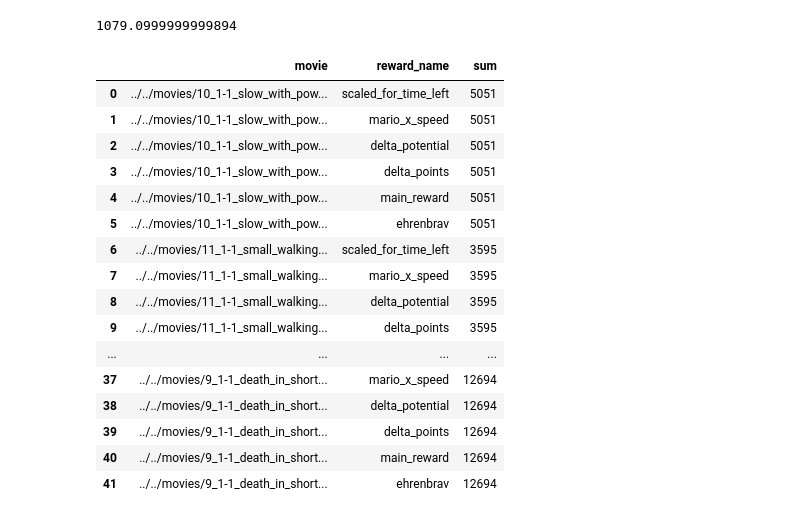
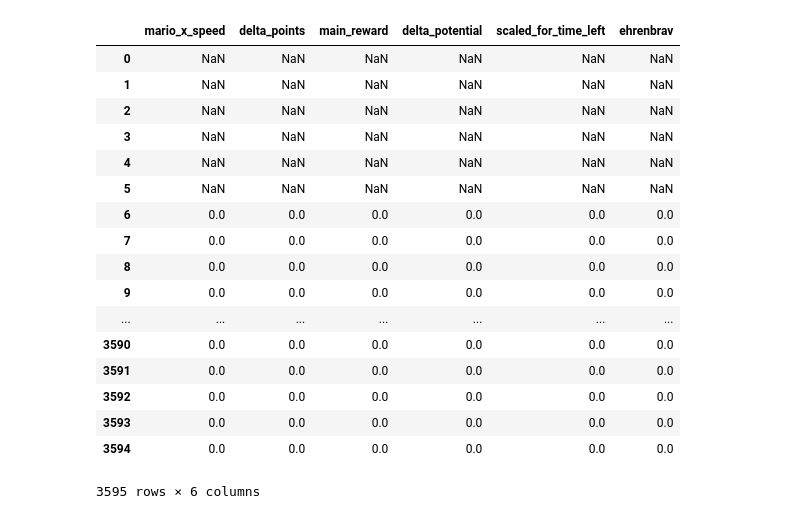
Before and after one commit to PeerM/neslearn_bachelor, a Jupyter notebook: hsa/ba/reward_table.ipynb, the cells around one changed output. Drawn from its saved outputs; the diff is of its cells as text; code cells hidden in the pictures.

```diff
--- a/hsa/ba/reward_table.ipynb
+++ b/hsa/ba/reward_table.ipynb
@@ -83,4 +38,0 @@ reward_from_movie_with_func(movies[1],reward_functions["ehrenbrav"])
-# %%
-reward_from_movie_with_func(movies[1],reward_functions["mario_x_speed"])
-# %% [output]
-1079.0999999999894
@@ -91,20 +38,0 @@ for movie, (reward_name, reward_factory) in stuff_to_check:
-# %%
-pandas.DataFrame(data=score_tuples,columns=["movie","reward_name","sum"])
-# %% [output]
-|  | movie | reward_name | sum |
-| 0 | ../../movies/10_1-1_slow_with_pow... | scaled_for_time_left | 5051 |
-| 1 | ../../movies/10_1-1_slow_with_pow... | mario_x_speed | 5051 |
-| 2 | ../../movies/10_1-1_slow_with_pow... | delta_potential | 5051 |
-| 3 | ../../movies/10_1-1_slow_with_pow... | delta_points | 5051 |
-| 4 | ../../movies/10_1-1_slow_with_pow... | main_reward | 5051 |
-| 5 | ../../movies/10_1-1_slow_with_pow... | ehrenbrav | 5051 |
-| 6 | ../../movies/11_1-1_small_walking... | scaled_for_time_left | 3595 |
-| 7 | ../../movies/11_1-1_small_walking... | mario_x_speed | 3595 |
-| 8 | ../../movies/11_1-1_small_walking... | delta_potential | 3595 |
-| 9 | ../../movies/11_1-1_small_walking... | delta_points | 3595 |
-| ... | ... | ... | ... |
-| 37 | ../../movies/9_1-1_death_in_short... | mario_x_speed | 12694 |
-| 38 | ../../movies/9_1-1_death_in_short... | delta_potential | 12694 |
-| 39 | ../../movies/9_1-1_death_in_short... | delta_points | 12694 |
-| 40 | ../../movies/9_1-1_death_in_short... | main_reward | 12694 |
-| 41 | ../../movies/9_1-1_death_in_short... | ehrenbrav | 12694 |
@@ -110,0 +63,21 @@ pandas.DataFrame(data=score_tuples,columns=["movie","reward_name","sum"])
+# %%
+example_reward_results
+# %% [output]
+|  | mario_x_speed | delta_points | main_reward | delta_potential | scaled_for_time_left | ehrenbrav |
+| 0 | NaN | NaN | NaN | NaN | NaN | NaN |
+| 1 | NaN | NaN | NaN | NaN | NaN | NaN |
+| 2 | NaN | NaN | NaN | NaN | NaN | NaN |
+| 3 | NaN | NaN | NaN | NaN | NaN | NaN |
+| 4 | NaN | NaN | NaN | NaN | NaN | NaN |
+| 5 | NaN | NaN | NaN | NaN | NaN | NaN |
+| 6 | 0.0 | 0.0 | 0.0 | 0.0 | 0.0 | 0.0 |
+| 7 | 0.0 | 0.0 | 0.0 | 0.0 | 0.0 | 0.0 |
+| 8 | 0.0 | 0.0 | 0.0 | 0.0 | 0.0 | 0.0 |
+| 9 | 0.0 | 0.0 | 0.0 | 0.0 | 0.0 | 0.0 |
+| ... | ... | ... | ... | ... | ... | ... |
+| 3590 | 0.0 | 0.0 | 0.0 | 0.0 | 0.0 | 0.0 |
+| 3591 | 0.0 | 0.0 | 0.0 | 0.0 | 0.0 | 0.0 |
+| 3592 | 0.0 | 0.0 | 0.0 | 0.0 | 0.0 | 0.0 |
+| 3593 | 0.0 | 0.0 | 0.0 | 0.0 | 0.0 | 0.0 |
+| 3594 | 0.0 | 0.0 | 0.0 | 0.0 | 0.0 | 0.0 |
+3595 rows × 6 columns
```
Also changed, not shown: parts of 23 cells of this notebook, 8 other files.
